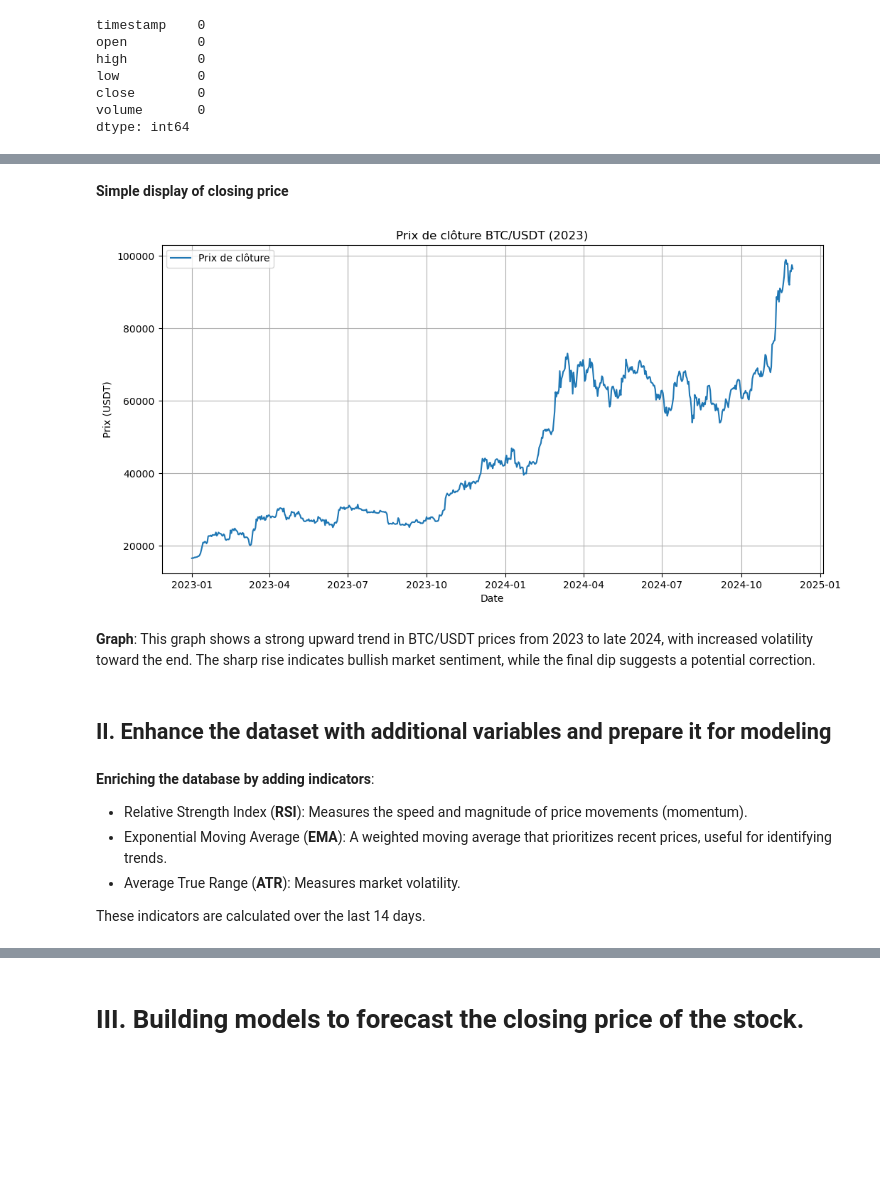
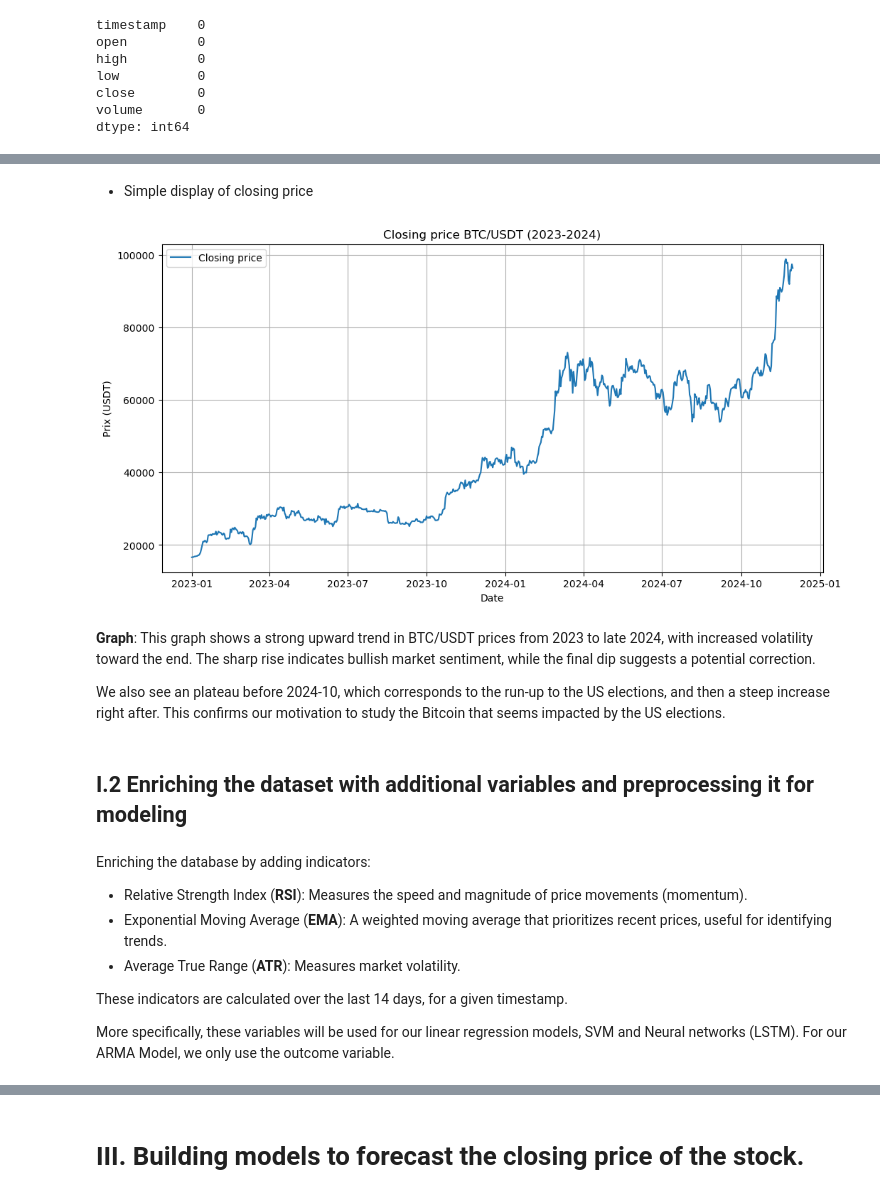
Before and after one commit to willyafalin/cryptocurrency_prediction, a Jupyter notebook: main_project.ipynb, the cells around one changed output, grey strips where cells are left out. Cells and saved outputs as stored; diff of their text form; code cells hidden in the pictures; blank space fills up the shorter version.

```diff
--- a/main_project.ipynb
+++ b/main_project.ipynb
@@ -27,12 +27,8 @@ Data saved in BTCUSDT_daily_2023.csv
 # %%
-# Load Data from CSV File
-data_file = "BTCUSDT_daily_2023.csv"
-df = pd.read_csv(data_file)
-
-# Convert 'timestamp' Column to Datetime Format
+# Convert 'timestamp' variable to datetime format
 df['timestamp'] = pd.to_datetime(df['timestamp'])
 
-# Inspect Data
+# Inspect data
 print(df.head())
 print(df.info())
 # %% [output]
@@ -71,28 +76,32 @@ dtype: int64
 # %% [markdown]
-**Simple display of closing price**
+* Simple display of closing price
 # %%
 plt.figure(figsize=(12, 6))
-plt.plot(df['timestamp'], df['close'], label='Prix de clôture')
-plt.title("Prix de clôture BTC/USDT (2023)")
+plt.plot(df['timestamp'], df['close'], label='Closing price')
+plt.title("Closing price BTC/USDT (2023-2024)")
 plt.xlabel("Date")
 plt.ylabel("Prix (USDT)")
 plt.legend()
 plt.grid()
 plt.show()
 # %% [output]
-[figure, old version]
+[figure, new version]
 # %% [markdown]
 **Graph**: This graph shows a strong upward trend in BTC/USDT prices from 2023 to late 2024, with increased volatility toward the end. The sharp rise indicates bullish market sentiment, while the final dip suggests a potential correction.
+
+We also see an plateau before 2024-10, which corresponds to the run-up to the US elections, and then a steep increase right after. This confirms our motivation to study the Bitcoin that seems impacted by the US elections.
 # %% [markdown]
-## **II. Enhance the dataset with additional variables and prepare it for modeling**
+## **I.2 Enriching the dataset with additional variables and preprocessing it for modeling**
 # %% [markdown]
-**Enriching the database by adding indicators**:
+Enriching the database by adding indicators:
 
 - Relative Strength Index (**RSI**): Measures the speed and magnitude of price movements (momentum).
 - Exponential Moving Average (**EMA**): A weighted moving average that prioritizes recent prices, useful for identifying trends.
 - Average True Range (**ATR**): Measures market volatility.
 
-These indicators are calculated over the last 14 days.
+These indicators are calculated over the last 14 days, for a given timestamp.
+
+More specifically, these variables will be used for our linear regression models, SVM and Neural networks (LSTM). For our ARMA Model, we only use the outcome variable.
 # %%
 final_data = append_technical_indicators(df)
 final_data
```
Also changed, not shown: parts of 97 cells of this notebook, 1 other file.
